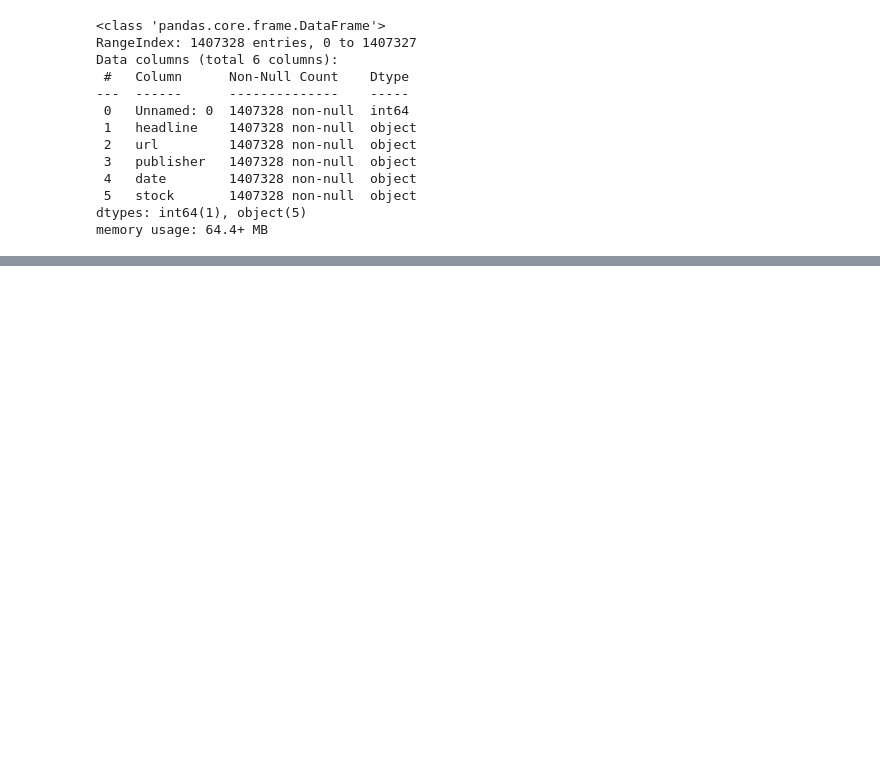
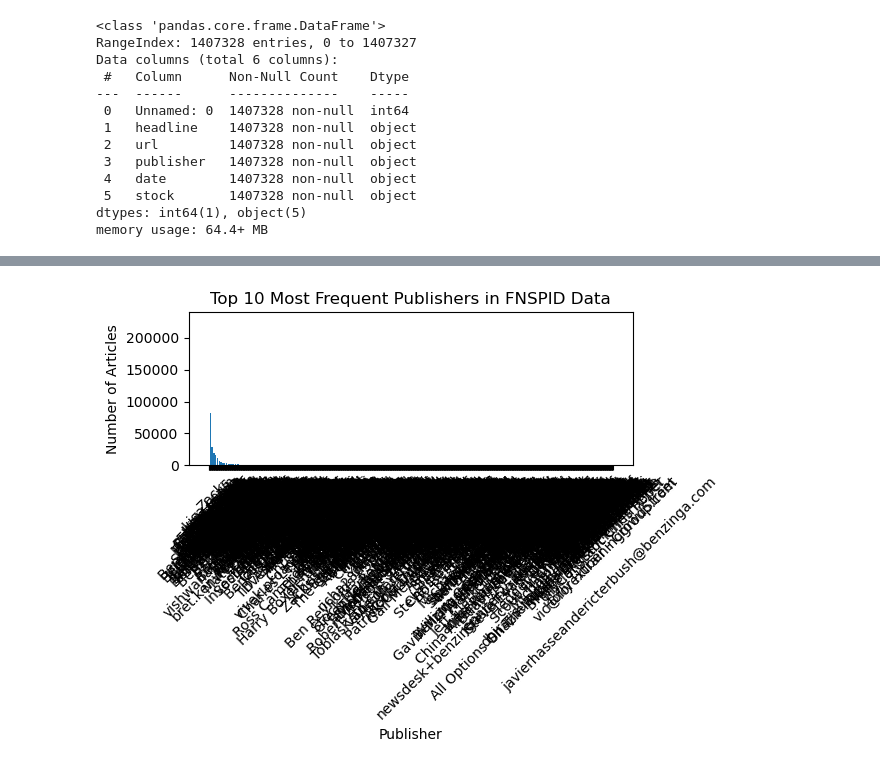
Before and after one commit to YeabsiraTibebu/FinancialNews-and-StockPrice, a Jupyter notebook: notebooks/analysis.ipynb, the cells around one changed output, grey strips where cells are left out. Drawn from its saved outputs; the diff is of its cells as text; code cells hidden in the pictures; blank space fills up the shorter version.

```diff
--- a/notebooks/analysis.ipynb
+++ b/notebooks/analysis.ipynb
@@ -60,0 +148,5 @@ memory usage: 64.4+ MB
+# %%
+# Publisher count sorted in descending order
+publisher_counts = data['publisher'].value_counts().sort_values(ascending = False)
+
+publisher_counts.head(10)
@@ -60,0 +166,11 @@ memory usage: 64.4+ MB
+# %%
+# plot publisher counts as a bar chart
+plt.bar(publisher_counts.index, publisher_counts.values)
+plt.xlabel('Publisher')
+plt.ylabel('Number of Articles')
+plt.title('Top 10 Most Frequent Publishers in FNSPID Data')
+plt.xticks(rotation=45)
+plt.tight_layout()
+plt.show()
+# %% [output]
+[figure, added]
```
Also changed, not shown: parts of 19 cells of this notebook.
